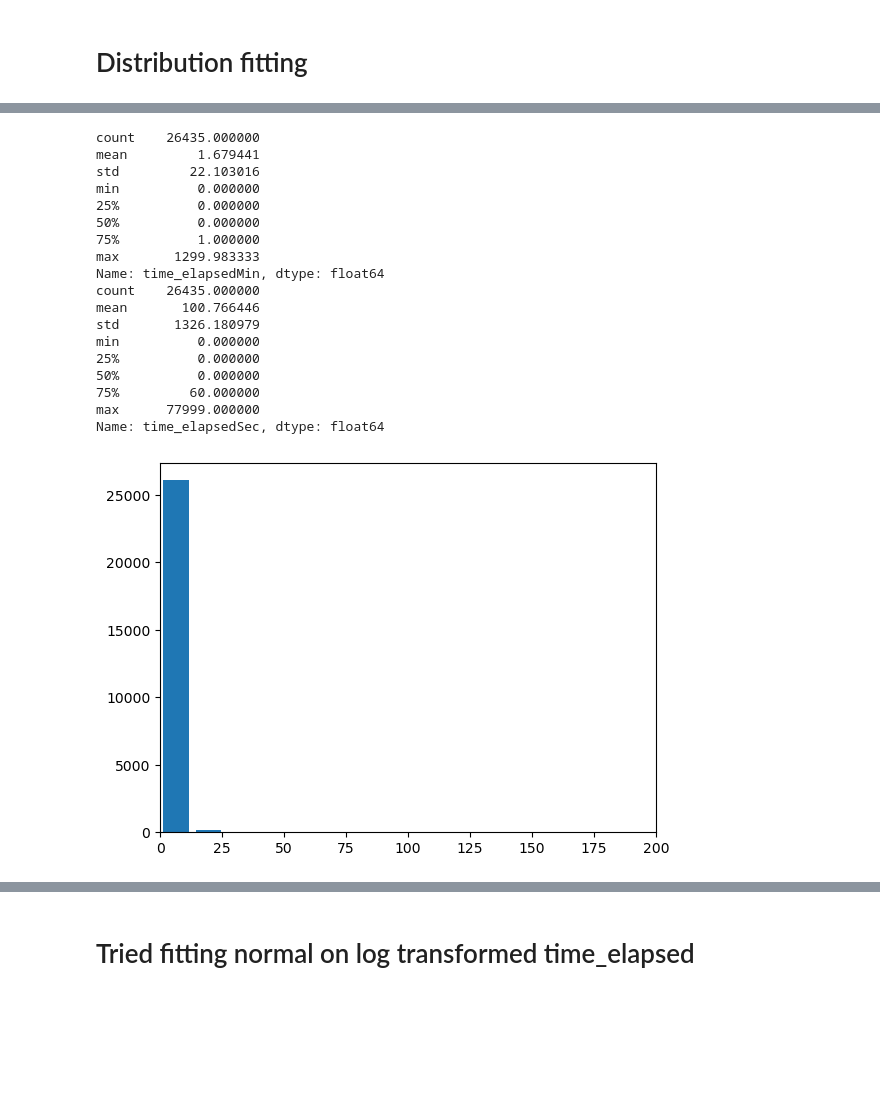
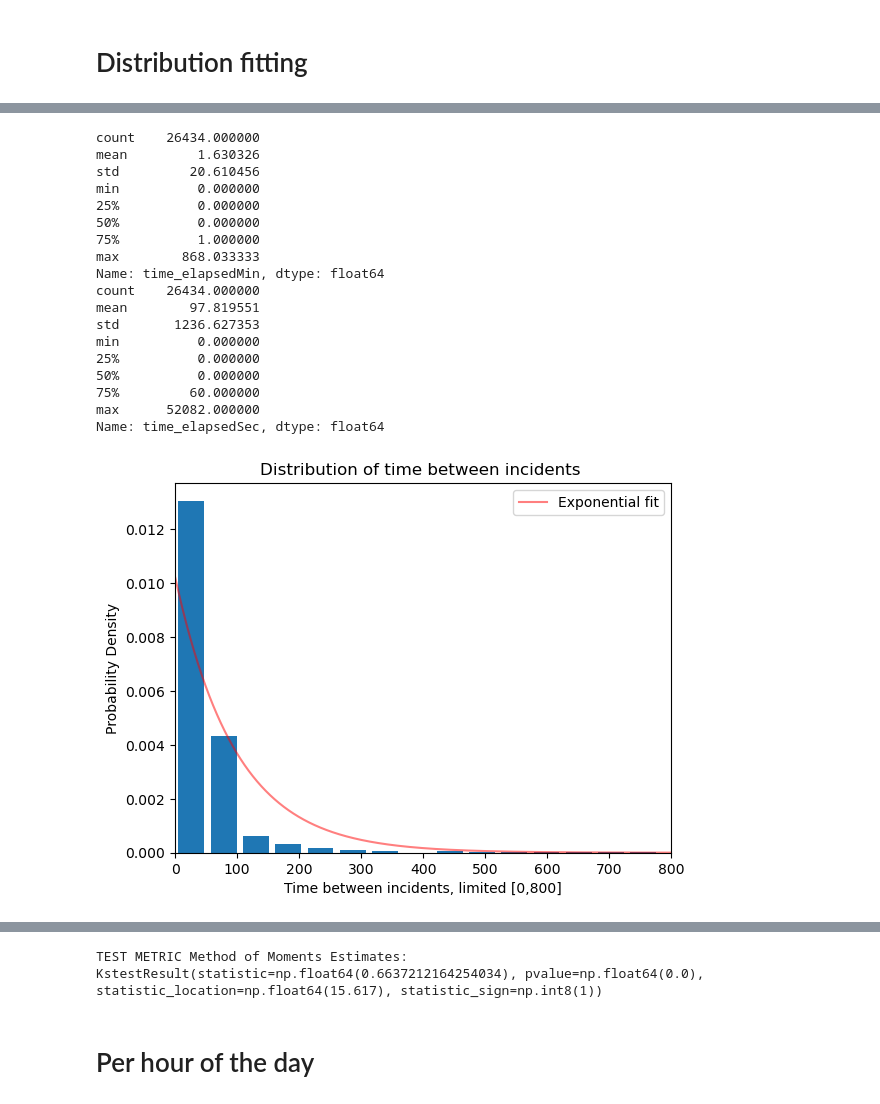
Before and after one commit to J4nvg/SSM3, a Jupyter notebook: ex1.ipynb, the cells around one changed output, grey strips where cells are left out. Cells and saved outputs as stored; diff of their text form; code cells hidden in the pictures; blank space fills up the shorter version.

```diff
--- a/ex1.ipynb
+++ b/ex1.ipynb
@@ -164,15 +164,0 @@ std                    NaN        760.949263
-# %%
-df["hours"] = df.apply(lambda x: list(range(x["start_datetime"].hour, x["end_datetime"].hour + 1)),axis=1)
-# print(df['hours'])
-df_exploded_hours = df.explode("hours") # explodes Takes values from the list
-# print(df_exploded_hours)
-accidents_per_hour = df_exploded_hours.groupby("hours").size()
-# print(accidents_per_hour.describe())
-plt.figure()
-plt.bar(xs,accidents_per_hour,align='center',edgecolor='darkblue',label='Accidents per hour')
-# plt.bar(xs,hour_counts,align='center',edgecolor='darkblue',color='r',alpha=0.5,label='Accident Start Time')
-plt.legend()
-plt.title("Distribution of amount of accidents per whole hour")
-plt.xlabel("Time of the day in whole hours")
-plt.ylabel("Frequency")
-plt.show()
@@ -190,30 +183,63 @@ df['time_elapsed'] = df['start_datetime'].diff()
 df['time_elapsedSec'] = df['time_elapsed'].dt.total_seconds()
 df['time_elapsedMin'] = df['time_elapsed'].dt.total_seconds().div(60).astype(float)
 # %%
-print(df['time_elapsedMin'].describe())
-print(df['time_elapsedSec'].describe())
+df_2 = df[(df['time_elapsedSec'] != 77999)]
+# Outlier 1 77999
+
+
+print(df_2['time_elapsedMin'].describe())
+print(df_2['time_elapsedSec'].describe())
+
+M1 = np.mean(df_2['time_elapsedSec'])
+estLambda = 1/ M1
+fitDist_timeelapsed = stats.expon(scale=1/estLambda)
+
+xs = np.arange(np.min(df_2['time_elapsedSec']),np.max(df_2['time_elapsedSec']),0.01)
+ys = fitDist_timeelapsed.pdf(xs)
 
 plt.figure()
-plt.hist(df['time_elapsedMin'],bins=100,rwidth=0.8)
-plt.xlim(0,200)
+
+plt.title("Distribution of time between incidents ")
+plt.plot(xs, ys, 'r-', alpha=.5,label='Exponential fit')
+plt.hist(df_2['time_elapsedSec'],bins=1000,rwidth=0.8, density=True)
+plt.ylabel('Probability Density')
+plt.xlabel('Time between incidents, limited [0,800]')
+
+plt.xlim(0,800)
+plt.legend()
+plt.savefig('./plots/time_between_incidents.svg')
 plt.show()
+plt.figure()
+
+plt.title("Distribution of time between incidents ")
+plt.plot(xs, ys, 'r-', alpha=.5,label='Exponential fit')
+plt.hist(df_2['time_elapsedSec'],bins=1000,rwidth=0.8, density=True)
+plt.ylabel('Probability Density')
+plt.xlabel('Time between incidents ')
+plt.legend()
+plt.savefig('./plots/non_lim_time_between_incidents.svg')
+plt.show()
+
+print("TEST METRIC Method of Moments Estimates:")
+tst1 = stats.kstest(data, fitDist_timeelapsed.cdf)
+print(tst1, "Est lambda = ", estLambda)
 # %% [output]
-count    26435.000000
-mean         1.679441
-std         22.103016
+count    26434.000000
+mean         1.630326
+std         20.610456
 min          0.000000
 25%          0.000000
 50%          0.000000
 75%          1.000000
-max       1299.983333
+max        868.033333
 Name: time_elapsedMin, dtype: float64
-count    26435.000000
-mean       100.766446
-std       1326.180979
+count    26434.000000
+mean        97.819551
+std       1236.627353
 min          0.000000
 25%          0.000000
 50%          0.000000
 75%         60.000000
-max      77999.000000
+max      52082.000000
 Name: time_elapsedSec, dtype: float64
-[figure, old version]
+[figure, new version]
@@ -219,0 +247,2 @@ Name: time_elapsedSec, dtype: float64
+TEST METRIC Method of Moments Estimates:
+KstestResult(statistic=np.float64(0.6637212164254034), pvalue=np.float64(0.0), statistic_location=np.float64(15.617), statistic_sign=np.int8(1))
@@ -222,2 +249,2 @@ from scipy import stats
 # %% [markdown]
-# Tried fitting normal on log transformed time_elapsed
+# Per hour of the day
```
Also changed, not shown: parts of 18 cells of this notebook.
